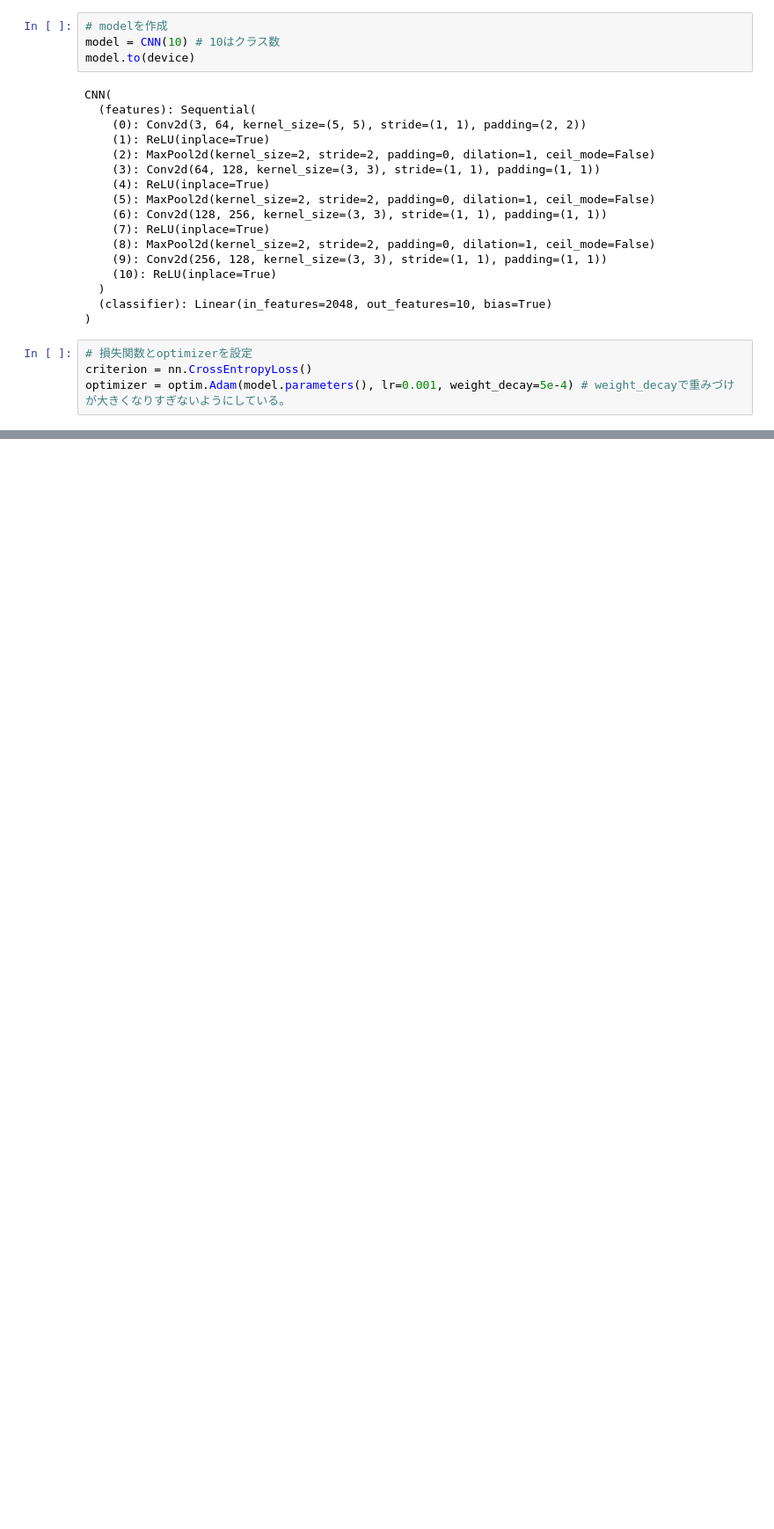
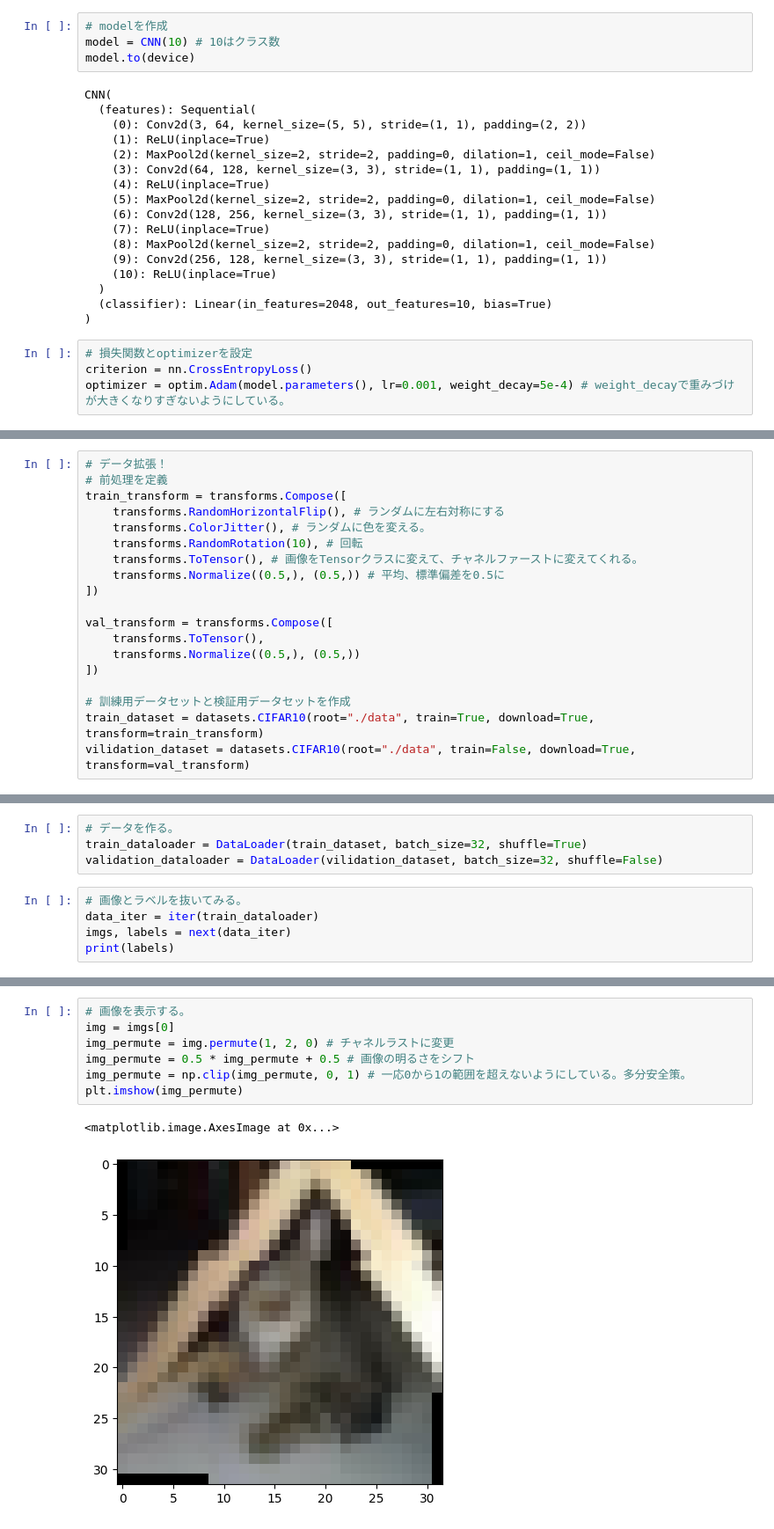
Before and after one commit to Pakeith0805/Study_PyTorch, a Jupyter notebook: main.ipynb, the cells around one changed output, grey strips where cells are left out. Shown at 88% size. Drawn from its saved outputs; the diff is of its cells as text; blank space fills up the shorter version.

Commit message:
データ拡張まで終了
きりがいいため

```diff
--- a/main.ipynb
+++ b/main.ipynb
@@ -690,0 +743,19 @@ KeyboardInterrupt:
+# %%
+# データ拡張！
+# 前処理を定義
+train_transform = transforms.Compose([
+    transforms.RandomHorizontalFlip(), # ランダムに左右対称にする
+    transforms.ColorJitter(), # ランダムに色を変える。
+    transforms.RandomRotation(10), # 回転
+    transforms.ToTensor(), # 画像をTensorクラスに変えて、チャネルファーストに変えてくれる。
+    transforms.Normalize((0.5,), (0.5,)) # 平均、標準偏差を0.5に
+])
+
+val_transform = transforms.Compose([
+    transforms.ToTensor(),
+    transforms.Normalize((0.5,), (0.5,))
+])
+
+# 訓練用データセットと検証用データセットを作成
+train_dataset = datasets.CIFAR10(root="./data", train=True, download=True, transform=train_transform)
+vilidation_dataset = datasets.CIFAR10(root="./data", train=False, download=True, transform=val_transform)
@@ -690,0 +768,9 @@ KeyboardInterrupt:
+# %%
+# データを作る。
+train_dataloader = DataLoader(train_dataset, batch_size=32, shuffle=True)
+validation_dataloader = DataLoader(vilidation_dataset, batch_size=32, shuffle=False)
+# %%
+# 画像とラベルを抜いてみる。
+data_iter = iter(train_dataloader)
+imgs, labels = next(data_iter)
+print(labels)
@@ -690,0 +784,10 @@ KeyboardInterrupt:
+# %%
+# 画像を表示する。
+img = imgs[0]
+img_permute = img.permute(1, 2, 0) # チャネルラストに変更
+img_permute = 0.5 * img_permute + 0.5 # 画像の明るさをシフト
+img_permute = np.clip(img_permute, 0, 1) # 一応0から1の範囲を超えないようにしている。多分安全策。
+plt.imshow(img_permute)
+# %% [output]
+<matplotlib.image.AxesImage at 0x...>
+[figure, added]
```
Also changed, not shown: parts of 20 cells of this notebook.
